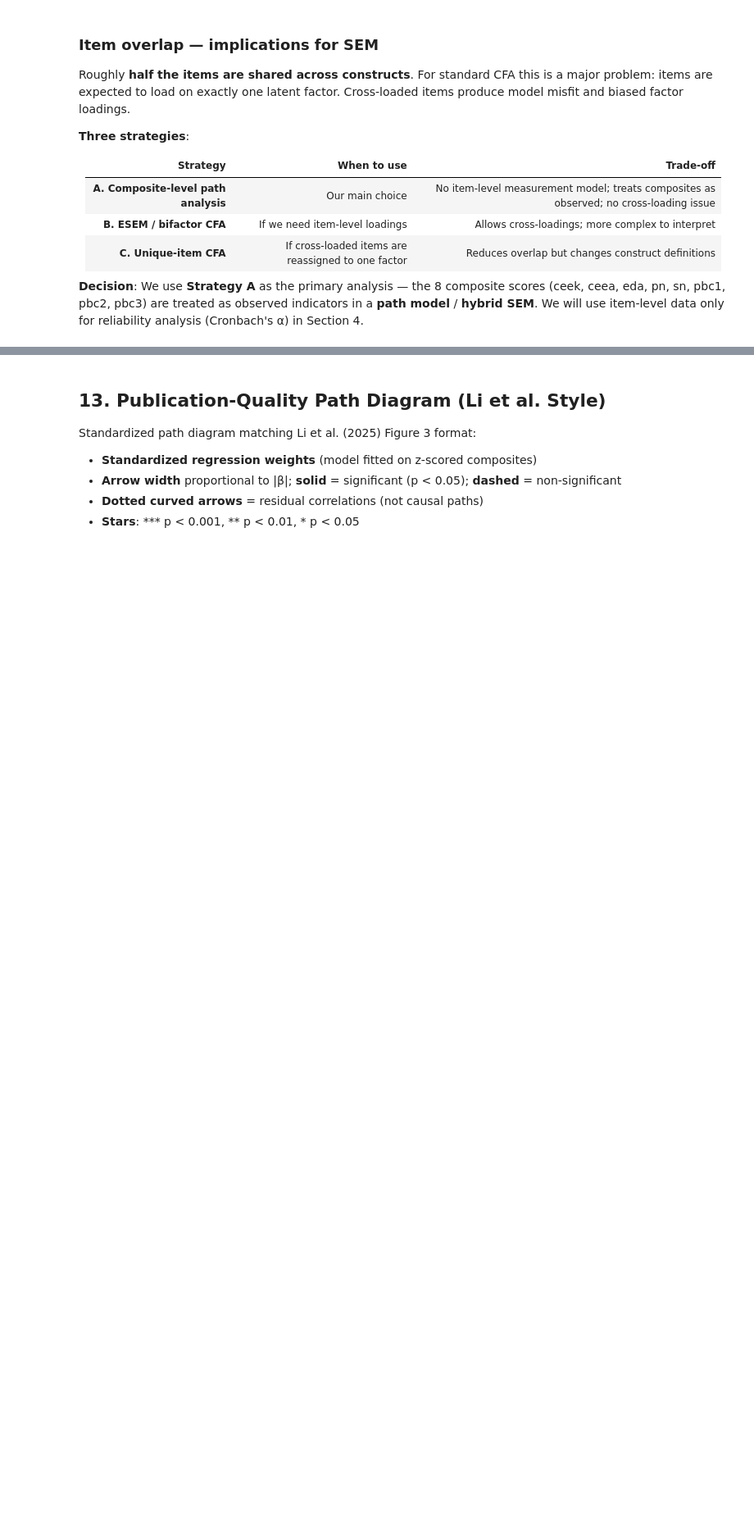
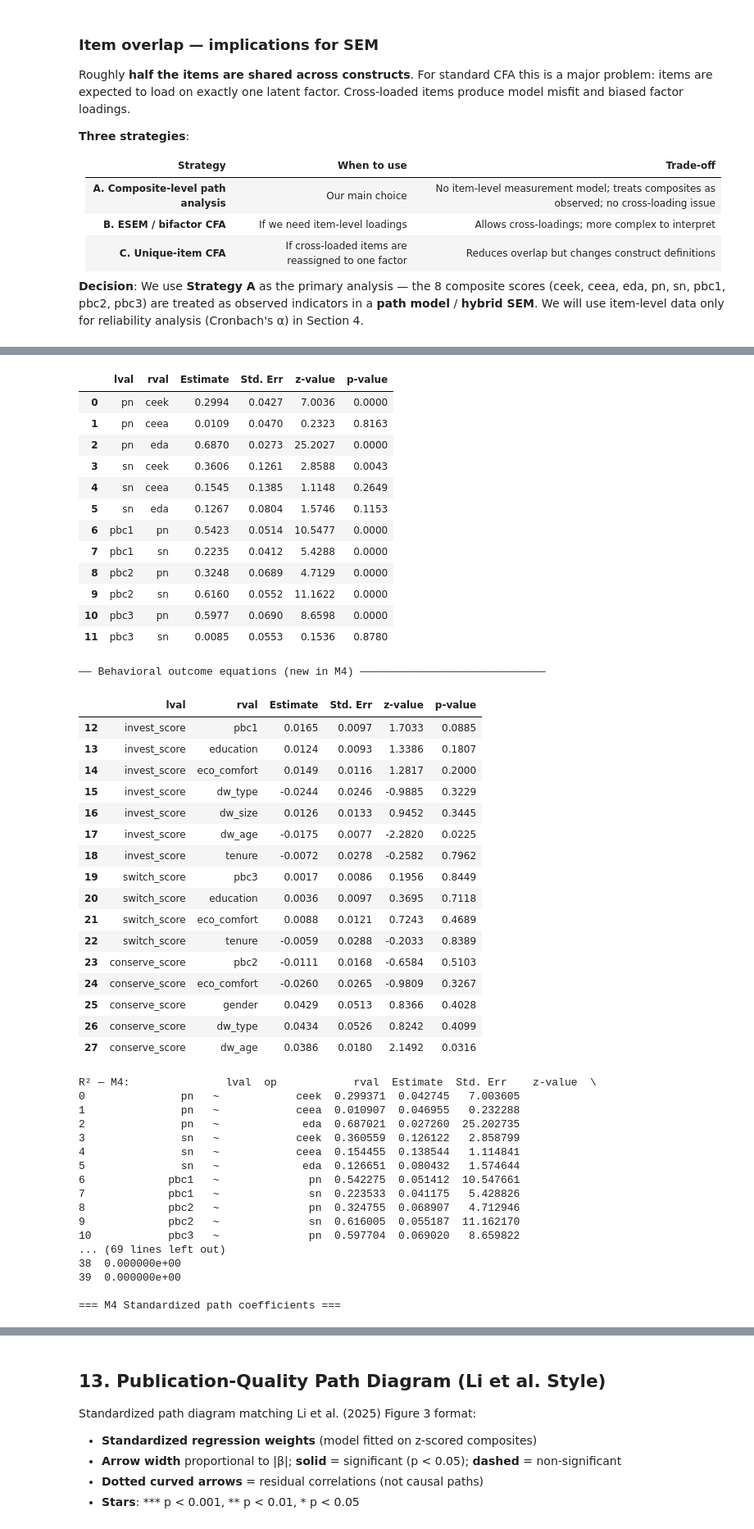
Before and after one commit to danielTorren/bench_py_v4, a Jupyter notebook: structural_equation_modelling/sem_bench_analysis.ipynb, the cells around one changed output, grey strips where cells are left out. Shown at 82% size. Saved outputs shown, nothing was run; the diff lists cells and outputs as text; code cells hidden in the pictures; blank space fills up the shorter version.

```diff
--- a/structural_equation_modelling/sem_bench_analysis.ipynb
+++ b/structural_equation_modelling/sem_bench_analysis.ipynb
@@ -687,0 +1194,28 @@ print('R² — M1b (ES):', r2_es)
+# %%
+# ── M4 path coefficients ──────────────────────────────────────────────────────
+
+params_m4 = get_params(m4_es, 'M4')
+reg_m4    = params_m4[params_m4['op'] == '~'][
+    ['lval', 'rval', 'Estimate', 'Std. Err', 'z-value', 'p-value']
+]
+
+print('=== M4 Path estimates — ES (n ≈ 610 after dw_size listwise deletion) ===\n')
+print('── Core knowledge → norms → PBC chain (should be close to M1b) ─────────')
+core_paths = reg_m4[reg_m4['lval'].isin(['pn', 'sn', 'pbc1', 'pbc2', 'pbc3'])]
+display(core_paths.round(4))
+
+print('\n── Behavioral outcome equations (new in M4) ─────────────────────────────')
+outcome_paths = reg_m4[reg_m4['lval'].isin(['invest_score', 'switch_score', 'conserve_score'])]
+display(outcome_paths.round(4))
+
+# R² for all endogenous variables
+r2_m4 = get_r2(m4_es)
+print('\nR² — M4:', r2_m4)
+
+# ── Standardized version of M4 for comparability ─────────────────────────────
+std_reg_m4, std_fit_m4 = _std_fit(M4_SPEC, data_m4)
+
+print('\n=== M4 Standardized path coefficients ===')
+std_reg_m4_out = std_reg_m4[std_reg_m4['lval'].isin(['invest_score', 'switch_score', 'conserve_score'])]
+display(std_reg_m4_out.round(4))
+# %% [output]
@@ -687,0 +1225,48 @@ print('R² — M1b (ES):', r2_es)
+|  | lval | rval | Estimate | Std. Err | z-value | p-value |
+| 0 | pn | ceek | 0.2994 | 0.0427 | 7.0036 | 0.0000 |
+| 1 | pn | ceea | 0.0109 | 0.0470 | 0.2323 | 0.8163 |
+| 2 | pn | eda | 0.6870 | 0.0273 | 25.2027 | 0.0000 |
+| 3 | sn | ceek | 0.3606 | 0.1261 | 2.8588 | 0.0043 |
+| 4 | sn | ceea | 0.1545 | 0.1385 | 1.1148 | 0.2649 |
+| 5 | sn | eda | 0.1267 | 0.0804 | 1.5746 | 0.1153 |
+| 6 | pbc1 | pn | 0.5423 | 0.0514 | 10.5477 | 0.0000 |
+| 7 | pbc1 | sn | 0.2235 | 0.0412 | 5.4288 | 0.0000 |
+| 8 | pbc2 | pn | 0.3248 | 0.0689 | 4.7129 | 0.0000 |
+| 9 | pbc2 | sn | 0.6160 | 0.0552 | 11.1622 | 0.0000 |
+| 10 | pbc3 | pn | 0.5977 | 0.0690 | 8.6598 | 0.0000 |
+| 11 | pbc3 | sn | 0.0085 | 0.0553 | 0.1536 | 0.8780 |
+── Behavioral outcome equations (new in M4) ─────────────────────────────
+|  | lval | rval | Estimate | Std. Err | z-value | p-value |
+| 12 | invest_score | pbc1 | 0.0165 | 0.0097 | 1.7033 | 0.0885 |
+| 13 | invest_score | education | 0.0124 | 0.0093 | 1.3386 | 0.1807 |
+| 14 | invest_score | eco_comfort | 0.0149 | 0.0116 | 1.2817 | 0.2000 |
+| 15 | invest_score | dw_type | -0.0244 | 0.0246 | -0.9885 | 0.3229 |
+| 16 | invest_score | dw_size | 0.0126 | 0.0133 | 0.9452 | 0.3445 |
+| 17 | invest_score | dw_age | -0.0175 | 0.0077 | -2.2820 | 0.0225 |
+| 18 | invest_score | tenure | -0.0072 | 0.0278 | -0.2582 | 0.7962 |
+| 19 | switch_score | pbc3 | 0.0017 | 0.0086 | 0.1956 | 0.8449 |
+| 20 | switch_score | education | 0.0036 | 0.0097 | 0.3695 | 0.7118 |
+| 21 | switch_score | eco_comfort | 0.0088 | 0.0121 | 0.7243 | 0.4689 |
+| 22 | switch_score | tenure | -0.0059 | 0.0288 | -0.2033 | 0.8389 |
+| 23 | conserve_score | pbc2 | -0.0111 | 0.0168 | -0.6584 | 0.5103 |
+| 24 | conserve_score | eco_comfort | -0.0260 | 0.0265 | -0.9809 | 0.3267 |
+| 25 | conserve_score | gender | 0.0429 | 0.0513 | 0.8366 | 0.4028 |
+| 26 | conserve_score | dw_type | 0.0434 | 0.0526 | 0.8242 | 0.4099 |
+| 27 | conserve_score | dw_age | 0.0386 | 0.0180 | 2.1492 | 0.0316 |
+R² — M4:               lval  op            rval  Estimate  Std. Err    z-value  \
+0               pn   ~            ceek  0.299371  0.042745   7.003605
+1               pn   ~            ceea  0.010907  0.046955   0.232288
+2               pn   ~             eda  0.687021  0.027260  25.202735
+3               sn   ~            ceek  0.360559  0.126122   2.858799
+4               sn   ~            ceea  0.154455  0.138544   1.114841
+5               sn   ~             eda  0.126651  0.080432   1.574644
+6             pbc1   ~              pn  0.542275  0.051412  10.547661
+7             pbc1   ~              sn  0.223533  0.041175   5.428826
+8             pbc2   ~              pn  0.324755  0.068907   4.712946
+9             pbc2   ~              sn  0.616005  0.055187  11.162170
+10            pbc3   ~              pn  0.597704  0.069020   8.659822
+... (69 lines left out)
+38  0.000000e+00
+39  0.000000e+00
+
+=== M4 Standardized path coefficients ===
```
Also changed, not shown: parts of 37 cells of this notebook, 17 other files.
